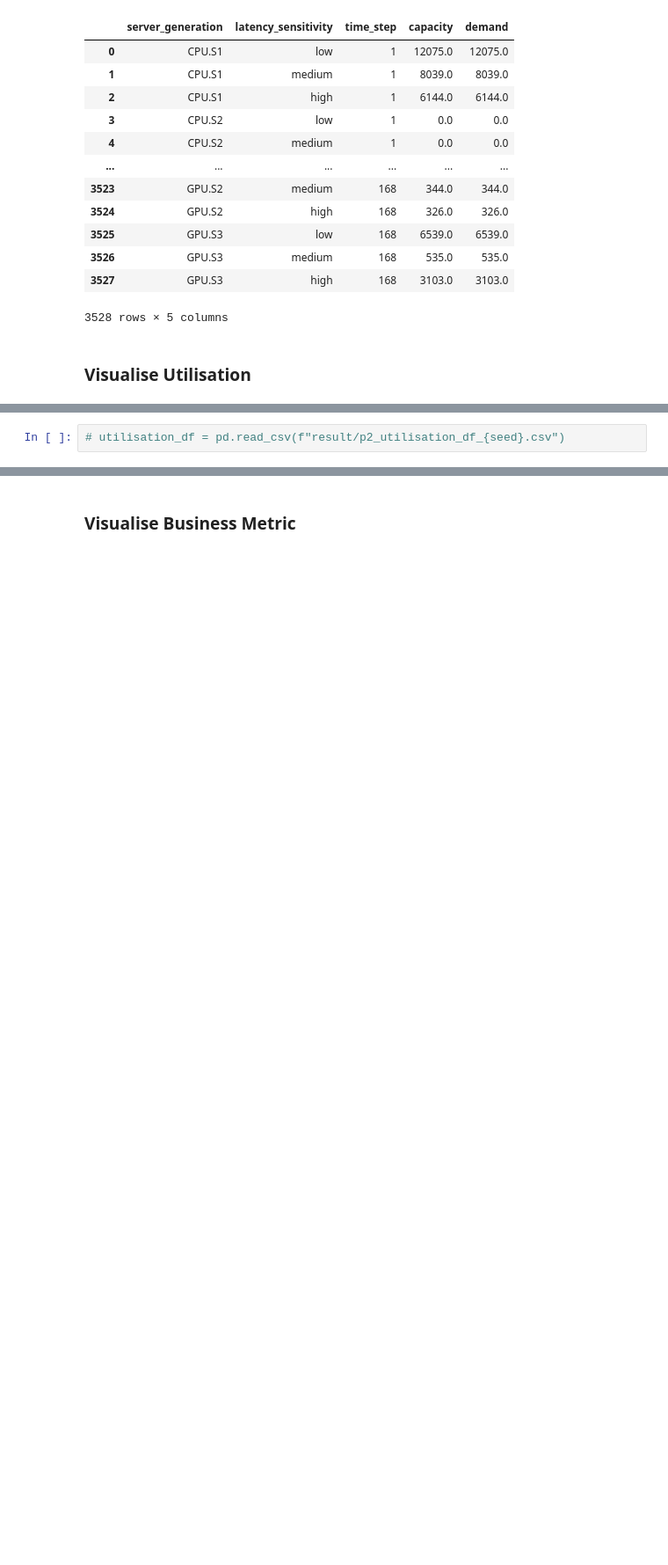
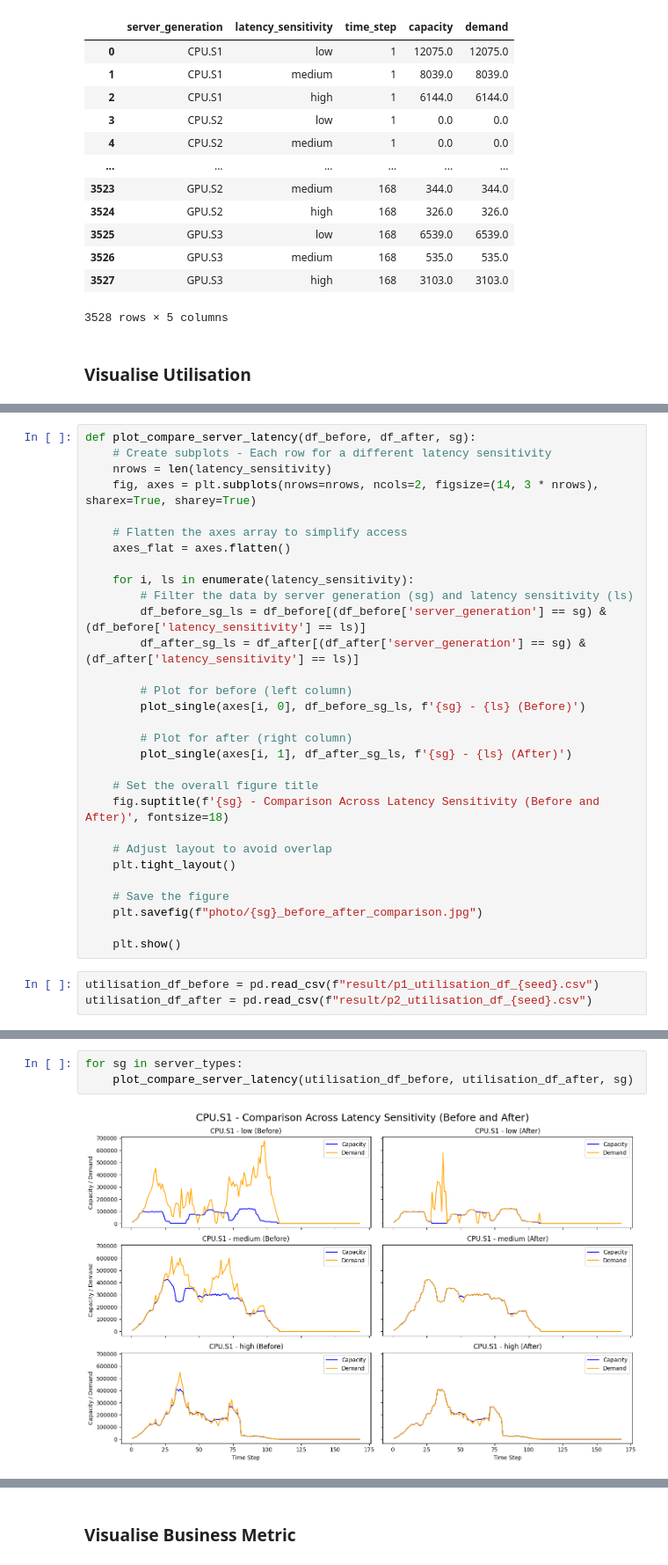
Before and after one commit to Tayerquach/data_center_operations, a Jupyter notebook: data_center_operation_part2.ipynb, the cells around one changed output, grey strips where cells are left out. Shown at 88% size. Cells and saved outputs as stored; diff of their text form; blank space fills up the shorter version.

```diff
--- a/data_center_operation_part2.ipynb
+++ b/data_center_operation_part2.ipynb
@@ -965,2 +982,33 @@ utilisation_df
+# %%
+def plot_compare_server_latency(df_before, df_after, sg):
+    # Create subplots - Each row for a different latency sensitivity
+    nrows = len(latency_sensitivity)
+    fig, axes = plt.subplots(nrows=nrows, ncols=2, figsize=(14, 3 * nrows), sharex=True, sharey=True)
+
+    # Flatten the axes array to simplify access
+    axes_flat = axes.flatten()
+
+    for i, ls in enumerate(latency_sensitivity):
+        # Filter the data by server generation (sg) and latency sensitivity (ls)
+        df_before_sg_ls = df_before[(df_before['server_generation'] == sg) & (df_before['latency_sensitivity'] == ls)]
+        df_after_sg_ls = df_after[(df_after['server_generation'] == sg) & (df_after['latency_sensitivity'] == ls)]
+
+        # Plot for before (left column)
+        plot_single(axes[i, 0], df_before_sg_ls, f'{sg} - {ls} (Before)')
+
+        # Plot for after (right column)
+        plot_single(axes[i, 1], df_after_sg_ls, f'{sg} - {ls} (After)')
+
+    # Set the overall figure title
+    fig.suptitle(f'{sg} - Comparison Across Latency Sensitivity (Before and After)', fontsize=18)
+
+    # Adjust layout to avoid overlap
+    plt.tight_layout()
+
+    # Save the figure
+    plt.savefig(f"photo/{sg}_before_after_comparison.jpg")
+
+    plt.show()
 # %%
-# utilisation_df = pd.read_csv(f"result/p2_utilisation_df_{seed}.csv")
+utilisation_df_before = pd.read_csv(f"result/p1_utilisation_df_{seed}.csv")
+utilisation_df_after = pd.read_csv(f"result/p2_utilisation_df_{seed}.csv")
@@ -1004,0 +1015,5 @@ plt.show()
+# %%
+for sg in server_types:
+    plot_compare_server_latency(utilisation_df_before, utilisation_df_after, sg)
+# %% [output]
+[figure, added]
```
Also changed, not shown: parts of 9 cells of this notebook, 8 other files.
